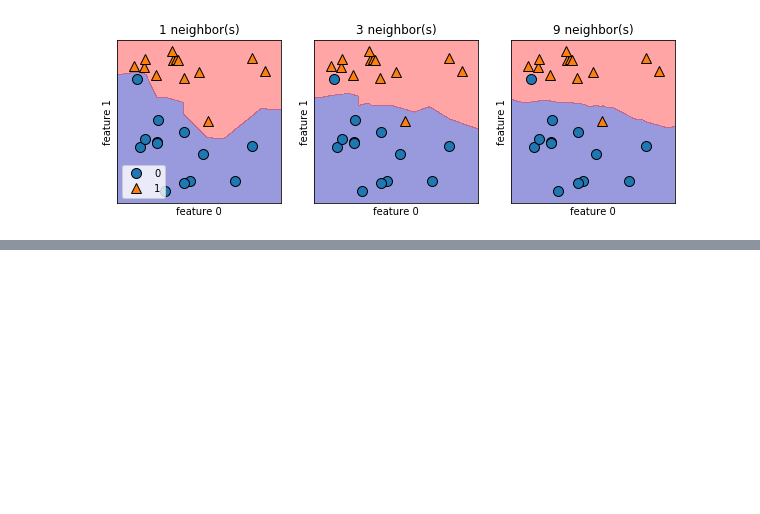
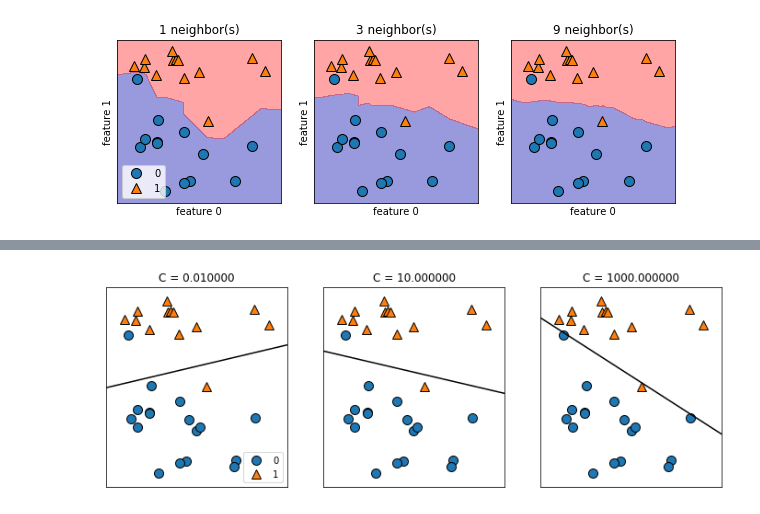
Before and after one commit to arorapankaj/PythonPractise, a Jupyter notebook: Forge_Dataset.ipynb, the cells around one changed output, grey strips where cells are left out. Cells and saved outputs as stored; diff of their text form; code cells hidden in the pictures; blank space fills up the shorter version.

```diff
--- a/Forge_Dataset.ipynb
+++ b/Forge_Dataset.ipynb
@@ -65,0 +88,4 @@ axes[0].legend(loc=3)
+# %%
+mglearn.plots.plot_linear_svc_regularization()
+# %% [output]
+[figure, added]
```
Also changed, not shown: parts of 3 cells of this notebook, 1 other file.
